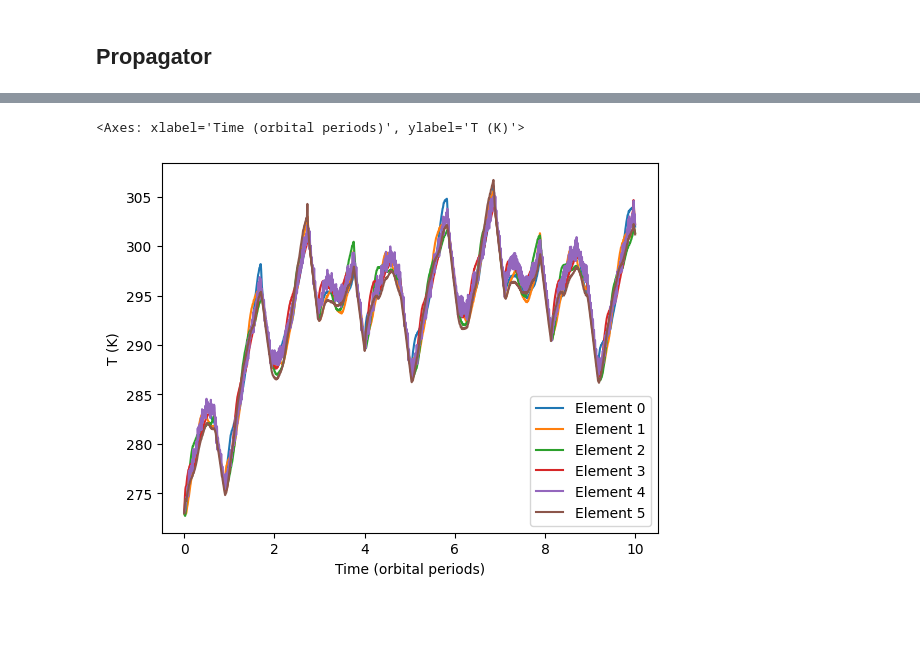
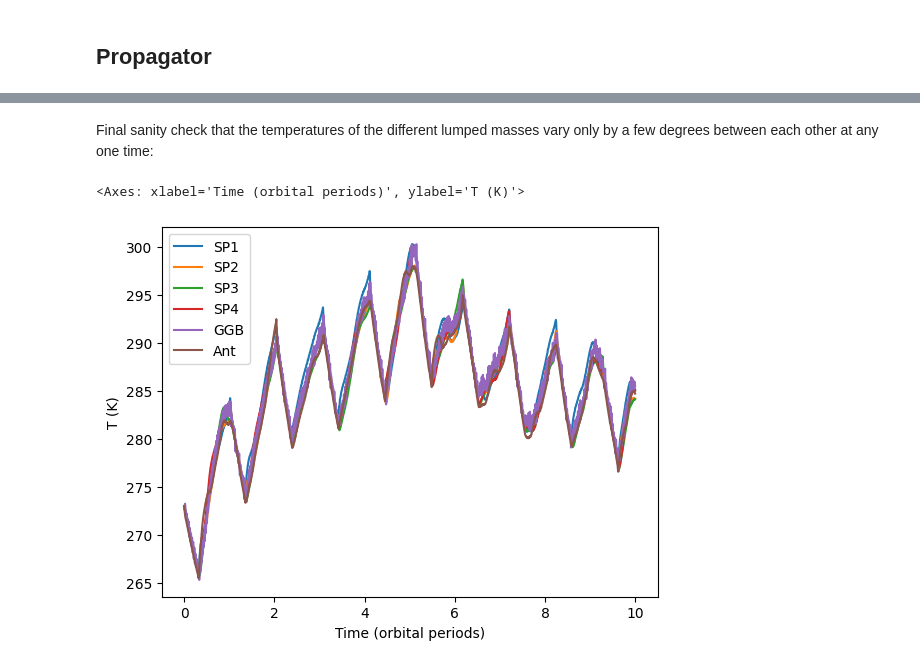
Before and after one commit to YUAA-CubeSat/YUAA_CubeSat_TFEM, a Jupyter notebook: main_sim.ipynb, the cells around one changed output, grey strips where cells are left out. Cells and saved outputs as stored; diff of their text form; code cells hidden in the pictures; blank space fills up the shorter version.

```diff
--- a/main_sim.ipynb
+++ b/main_sim.ipynb
@@ -73,6 +73,7 @@ def init_blast_model(
     elts.append(ConnectedLumpedMass( # antenna square face
         body_normal = np.array([0,0,1]),
         m= (CUBESAT_MASS-CUBESAT_TIP_MASS)/10,
+        c=AL_6061_SPEC_HEAT_CAP,
         A_rad= 10*u.cm*10*u.cm,
         a= FR4_ABSORPTANCE,
         e= FR4_EMISSIVITY,
@@ -225,6 +248,6 @@ elts, body, orbit = init_blast_model(
 # %%
 sol = propagate_thermal_fem(
     elts, body, orbit,
-    pd.Timestamp.now(), pd.Timedelta(minutes=90*10), pd.Timedelta(seconds=10)
+    pd.Timestamp.now(tz='UTC'), pd.Timedelta(minutes=90*10), pd.Timedelta(seconds=10)
 )
 # %%
@@ -242,5 +269,7 @@ plotting.plot_elts_T_q_flows(sol.t, sol.y[12:, :], elts)
+# %% [markdown]
+Final sanity check that the temperatures of the different lumped masses vary only by a few degrees between each other at any one time:
 # %%
-plotting.plot_elts_Ts(sol.t, sol.y, orbital_period=90*60)
+plotting.plot_elts_Ts(sol.t, sol.y[12:,:], orbital_period=90*60, elt_names=elt_names)
 # %% [output]
 <Axes: xlabel='Time (orbital periods)', ylabel='T (K)'>
-[figure, old version]
+[figure, new version]
```
Also changed, not shown: parts of 14 cells of this notebook, 4 other files.
